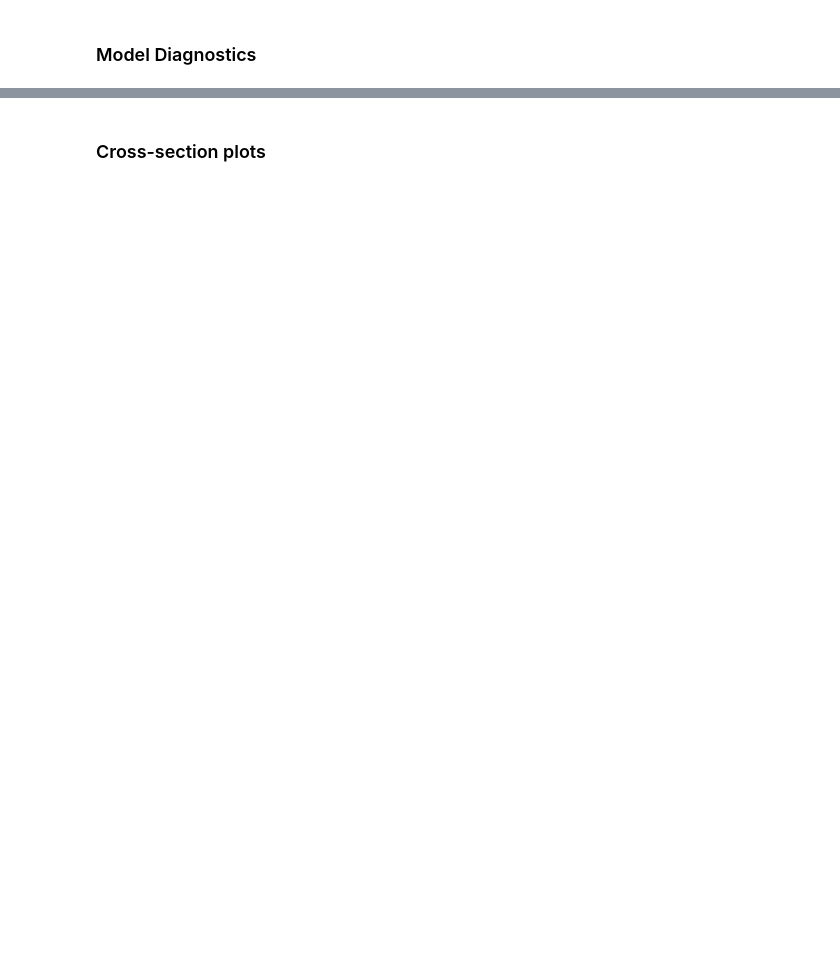
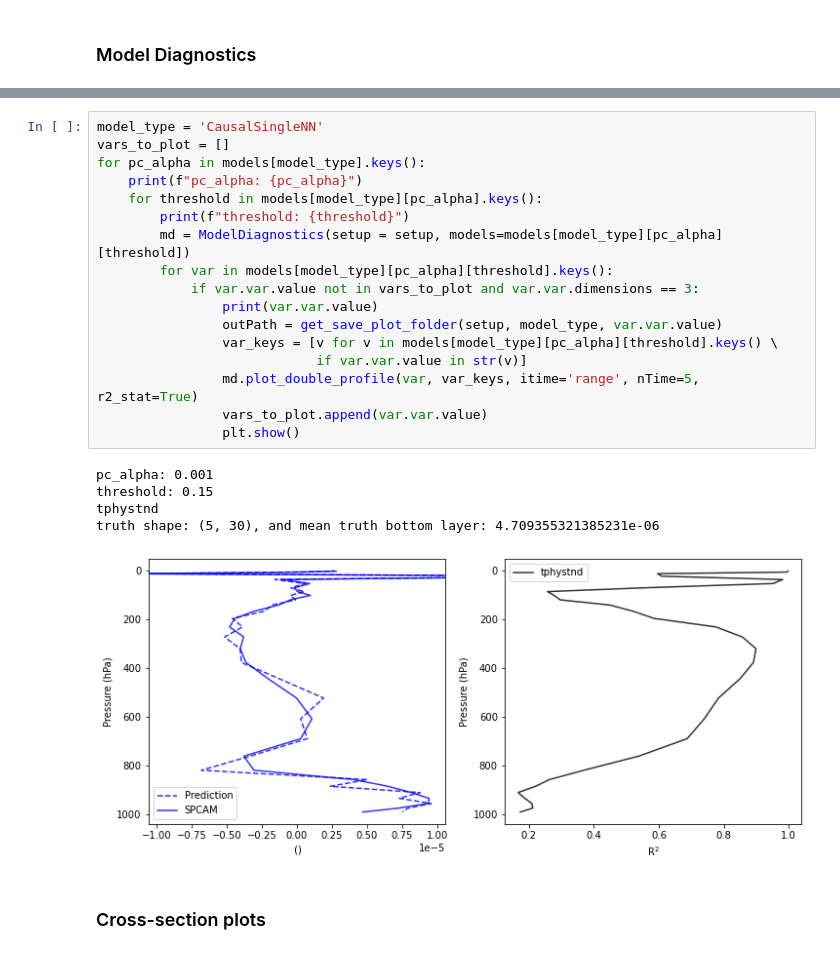
Before and after one commit to EyringMLClimateGroup/iglesias-suarez23jgr_CausalNNCAM, a Jupyter notebook: SingleNNs_Diagnostics.ipynb, the cells around one changed output, grey strips where cells are left out. Saved outputs shown, nothing was run; the diff lists cells and outputs as text; blank space fills up the shorter version.

```diff
--- a/SingleNNs_Diagnostics.ipynb
+++ b/SingleNNs_Diagnostics.ipynb
@@ -344,3 +820,26 @@ class ModelDiagnostics():
+# %%
+model_type = 'CausalSingleNN'
+vars_to_plot = []
+for pc_alpha in models[model_type].keys():
+    print(f"pc_alpha: {pc_alpha}")
+    for threshold in models[model_type][pc_alpha].keys():
+        print(f"threshold: {threshold}")
+        md = ModelDiagnostics(setup = setup, models=models[model_type][pc_alpha][threshold])
+        for var in models[model_type][pc_alpha][threshold].keys():
+            if var.var.value not in vars_to_plot and var.var.dimensions == 3:
+                print(var.var.value)
+                outPath = get_save_plot_folder(setup, model_type, var.var.value)
+                var_keys = [v for v in models[model_type][pc_alpha][threshold].keys() \
+                            if var.var.value in str(v)]
+                md.plot_double_profile(var, var_keys, itime='range', nTime=5, r2_stat=True)
+                vars_to_plot.append(var.var.value)
+                plt.show()
+# %% [output]
+pc_alpha: 0.001
+threshold: 0.15
+tphystnd
+truth shape: (5, 30), and mean truth bottom layer: 4.709355321385231e-06
+[figure, added]
 # %% [markdown]
 ### Cross-section plots
 # %%
```
Also changed, not shown: parts of 14 cells of this notebook, 3 other files.
